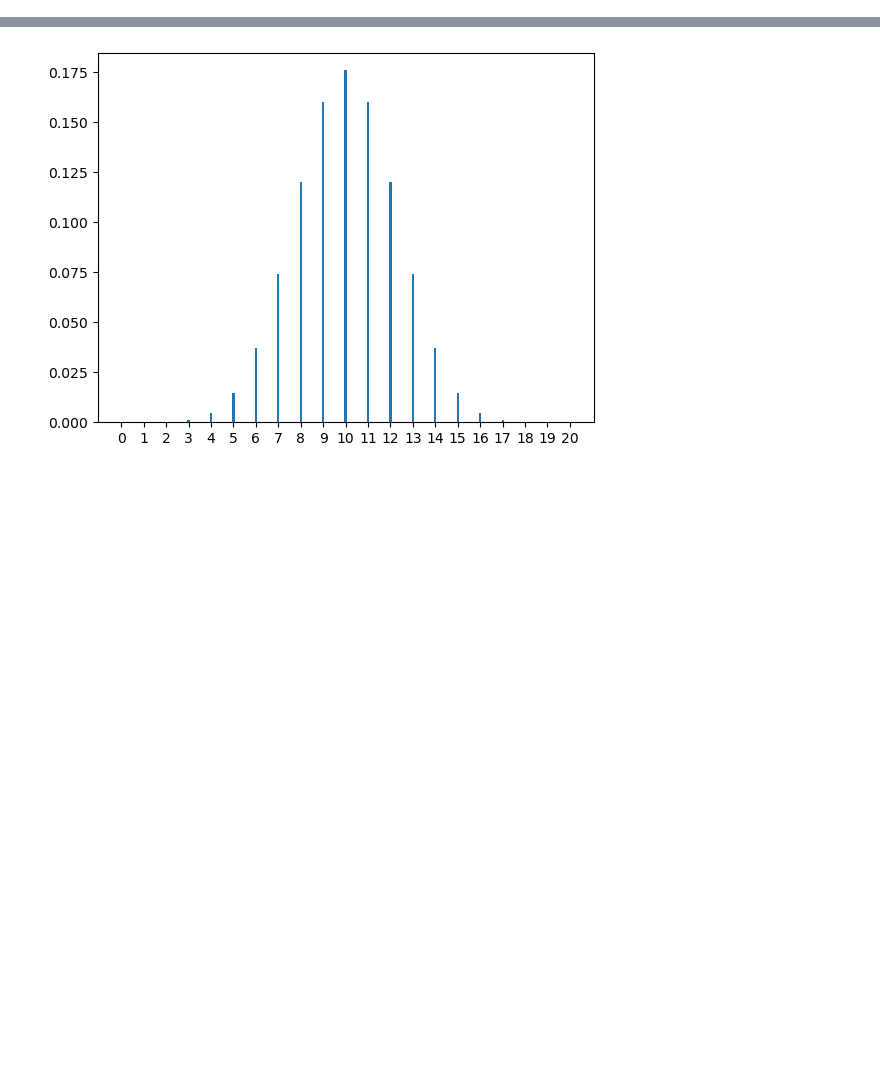
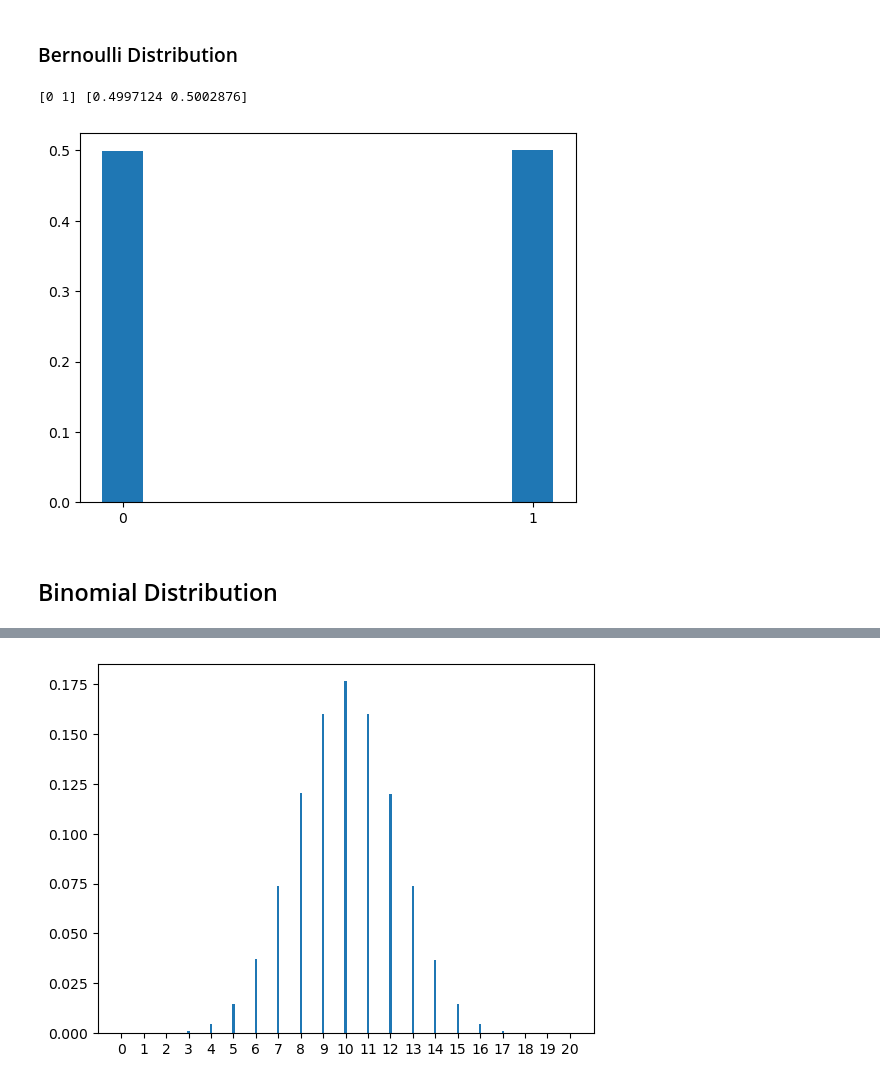
Before and after one commit to Pawan-Adhikari/Data-Science-Lab, a Jupyter notebook: 03_BinomialDistribution.ipynb, the cells around one changed output, grey strips where cells are left out. Drawn from its saved outputs; the diff is of its cells as text; code cells hidden in the pictures; blank space fills up the shorter version.

Commit message:
Biased Coin toss and CLT.

```diff
--- a/03_BinomialDistribution.ipynb
+++ b/03_BinomialDistribution.ipynb
@@ -1,6 +15,29 @@
 # %%
 from matplotlib import pyplot as plt
 import numpy as np
+# %% [markdown]
+### Bernoulli Distribution
+# %%
+trials = int(1e7)
+prob_success = 0.5
+
+coin_tosses = np.random.binomial(1, p=prob_success, size=trials) #Simulating a single coin toss experiment.
+
+values, counts = np.unique(coin_tosses, return_counts=True)
+
+probabilities = counts/trials
+
+print(values.astype(int), probabilities)
+# %% [output]
+[0 1] [0.4997124 0.5002876]
+# %%
+plt.bar(values, probabilities, 0.1)
+plt.xticks(np.arange(min(values), max(values)+1, 1)) #Discrete X axis, so integers work better.
+plt.show()
+# %% [output]
+[figure, added]
+# %% [markdown]
+## Binomial Distribution
 # %%
 trials = int(1e7)
 bernoulli_trials = 20
```
Also changed, not shown: parts of 6 cells of this notebook, 3 other files.
